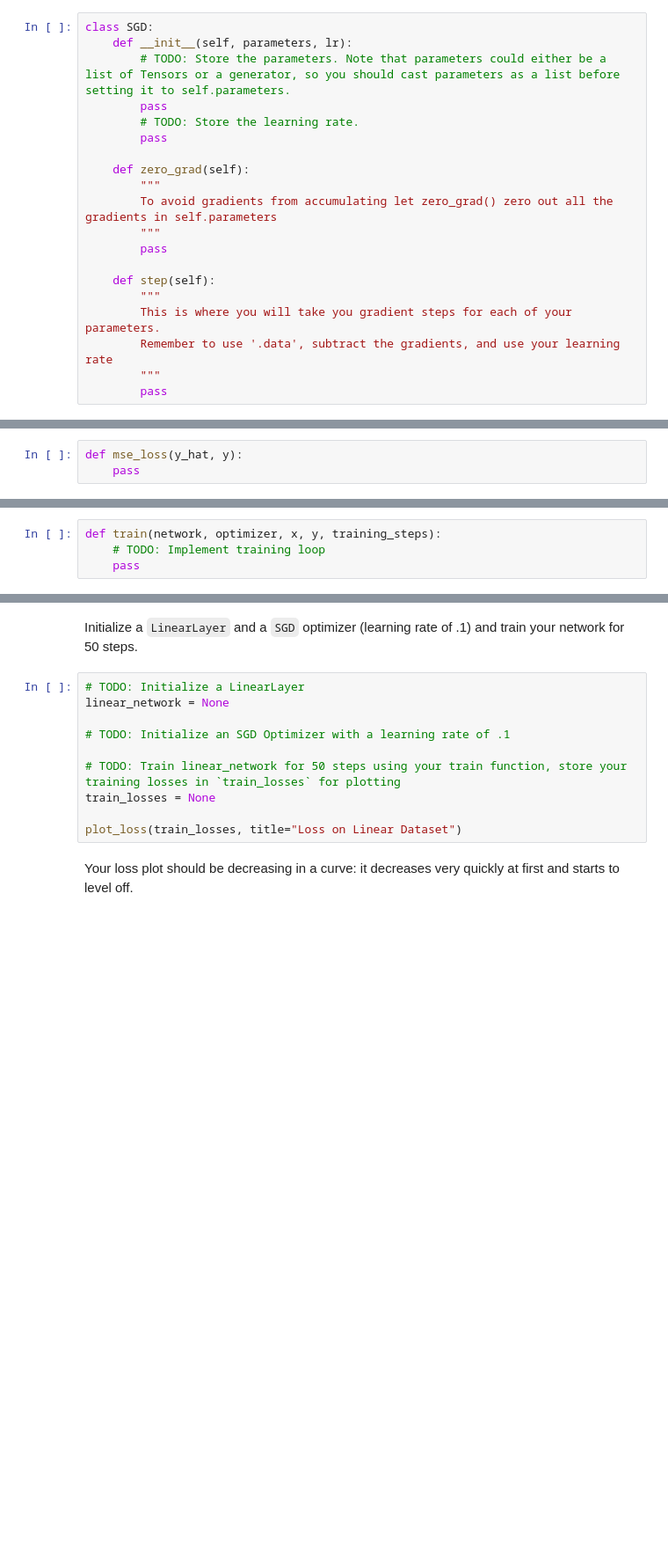
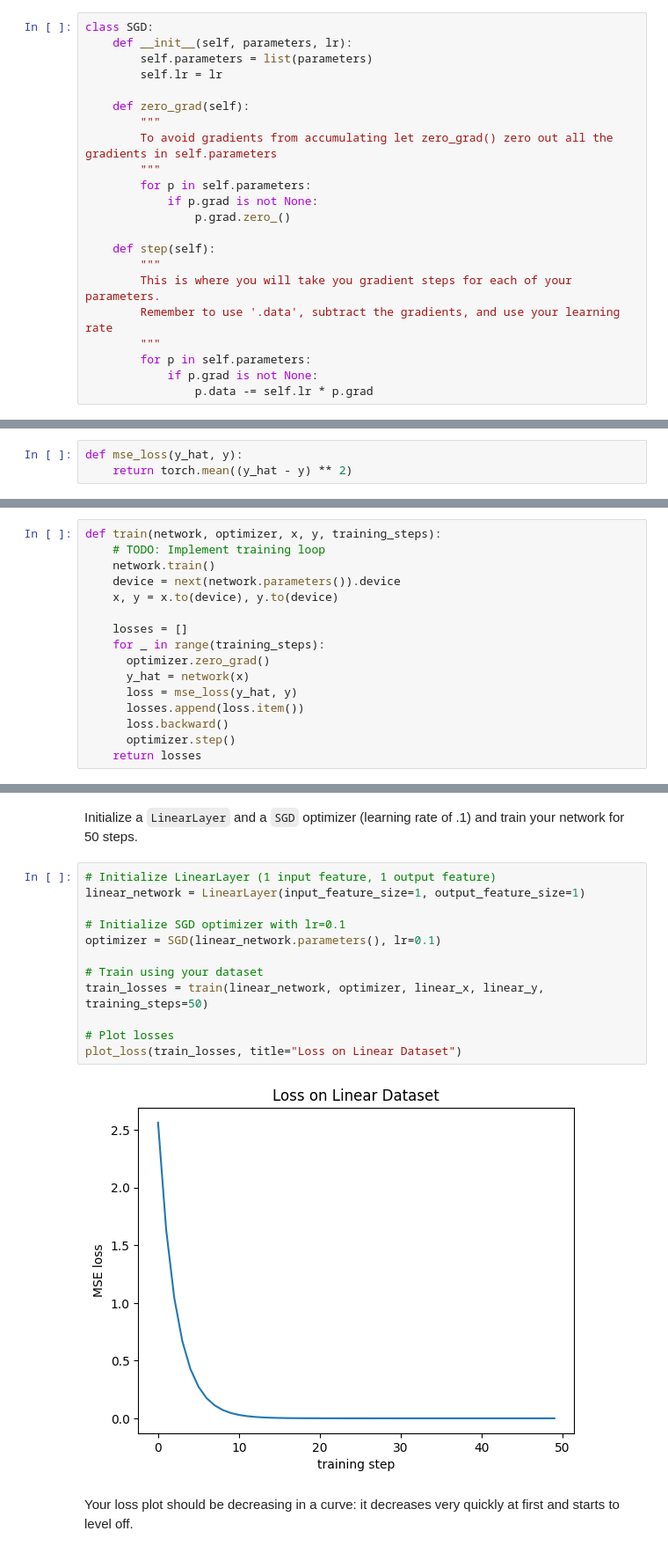
Before and after one commit to dpreese/static, a Jupyter notebook: lab2_modules_training.ipynb, the cells around one changed output, grey strips where cells are left out. Shown at 88% size. Saved outputs shown, nothing was run; the diff lists cells and outputs as text; blank space fills up the shorter version.

```diff
--- a/lab2_modules_training.ipynb
+++ b/lab2_modules_training.ipynb
@@ -286,23 +323,25 @@ Now that we have `LinearLayer` built, let's create an `SGD` optimizer that will
 # %%
 class SGD:
     def __init__(self, parameters, lr):
-        # TODO: Store the parameters. Note that parameters could either be a list of Tensors or a generator, so you should cast parameters as a list before setting it to self.parameters.
-        pass
-        # TODO: Store the learning rate.
-        pass
+        self.parameters = list(parameters)
+        self.lr = lr
 
     def zero_grad(self):
         """
         To avoid gradients from accumulating let zero_grad() zero out all the gradients in self.parameters
         """
-        pass
+        for p in self.parameters:
+            if p.grad is not None:
+                p.grad.zero_()
 
     def step(self):
         """
         This is where you will take you gradient steps for each of your parameters.
         Remember to use '.data', subtract the gradients, and use your learning rate
         """
-        pass
+        for p in self.parameters:
+            if p.grad is not None:
+                p.data -= self.lr * p.grad
 # %% [markdown]
 Execute the cell below to test that your implementation works correctly.
 # %%
@@ -335,7 +374,7 @@ Do **not** use a for loop in your implementation, use `torch.mean()` instead.
 You can use `nn.functional.mse_loss()` to validate your implementation works.
 # %%
 def mse_loss(y_hat, y):
-    pass
+    return torch.mean((y_hat - y) ** 2)
 # %% [markdown]
 Now that we have the necessary components to learn linear regression, let's generate some data.
 # %%
@@ -360,21 +403,37 @@ There are two things to note:
 # %%
 def train(network, optimizer, x, y, training_steps):
     # TODO: Implement training loop
-    pass
+    network.train()
+    device = next(network.parameters()).device
+    x, y = x.to(device), y.to(device)
+
+    losses = []
+    for _ in range(training_steps):
+      optimizer.zero_grad()
+      y_hat = network(x)
+      loss = mse_loss(y_hat, y)
+      losses.append(loss.item())
+      loss.backward()
+      optimizer.step()
+    return losses
 # %% [markdown]
 Now, we'll create a single-layer regression model. For the data to fit into the model, we must provide the correct `input_feature_size` parameter. For the prediction to match the true labels and fit into the loss function with the label, we must provide the correct `output_feature_size` parameter. In this case, we have a single x-value as an input and a single y-value as an output, so `input_feature_size=1` and `output_feature_size=1`.
 # %% [markdown]
 Initialize a `LinearLayer` and a `SGD` optimizer (learning rate of .1) and train your network for 50 steps.
 # %%
-# TODO: Initialize a LinearLayer
-linear_network = None
+# Initialize LinearLayer (1 input feature, 1 output feature)
+linear_network = LinearLayer(input_feature_size=1, output_feature_size=1)
 
-# TODO: Initialize an SGD Optimizer with a learning rate of .1
+# Initialize SGD optimizer with lr=0.1
+optimizer = SGD(linear_network.parameters(), lr=0.1)
 
-# TODO: Train linear_network for 50 steps using your train function, store your training losses in `train_losses` for plotting
-train_losses = None
+# Train using your dataset
+train_losses = train(linear_network, optimizer, linear_x, linear_y, training_steps=50)
 
+# Plot losses
 plot_loss(train_losses, title="Loss on Linear Dataset")
+# %% [output]
+[figure, added]
 # %% [markdown]
 Your loss plot should be decreasing in a curve: it decreases very quickly at first and starts to level off.
 # %%
```
Also changed, not shown: parts of 24 cells of this notebook.
